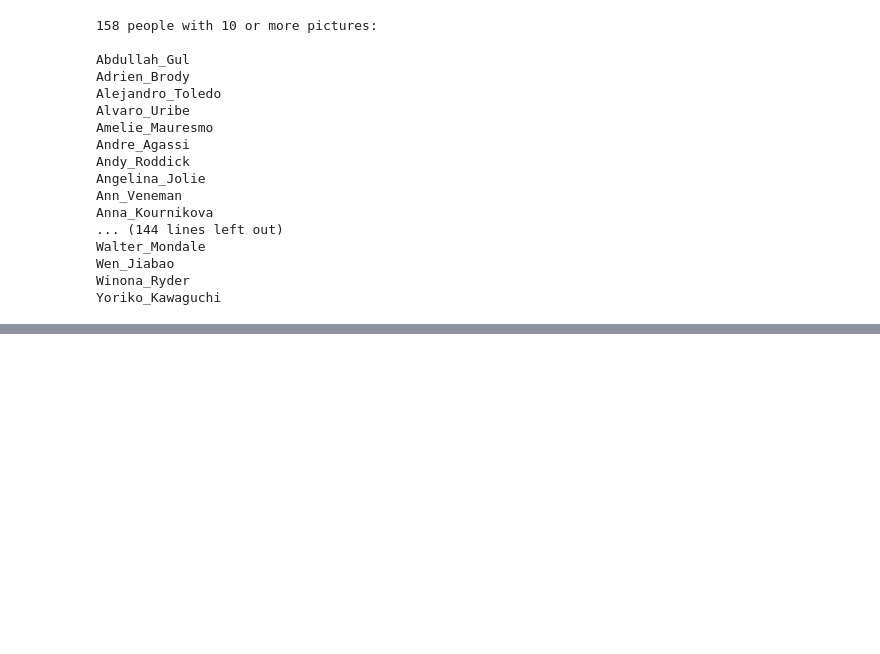
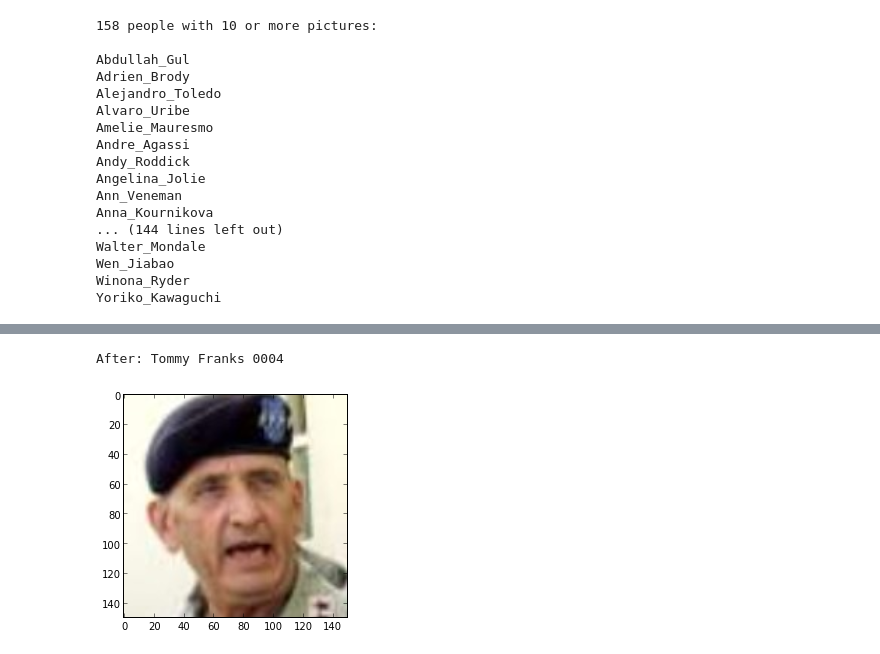
Before and after one commit to arnfred/Mirror-Match, a Jupyter notebook: code/filter-images/Filter-Images.ipynb, the cells around one changed output, grey strips where cells are left out. Saved outputs shown, nothing was run; the diff lists cells and outputs as text; code cells hidden in the pictures; blank space fills up the shorter version.

```diff
--- a/code/filter-images/Filter-Images.ipynb
+++ b/code/filter-images/Filter-Images.ipynb
@@ -49,0 +221,8 @@ Yoriko_Kawaguchi
+# %%
+# Crop all images
+crop_images(testset)
+imshow(imread(image_name))
+print("After: " + image_name.split("/")[-1].split(".")[0].replace('_',' '))
+# %% [output]
+After: Tommy Franks 0004
+[figure, added]
```
Also changed, not shown: parts of 13 cells of this notebook, 1 other file.
